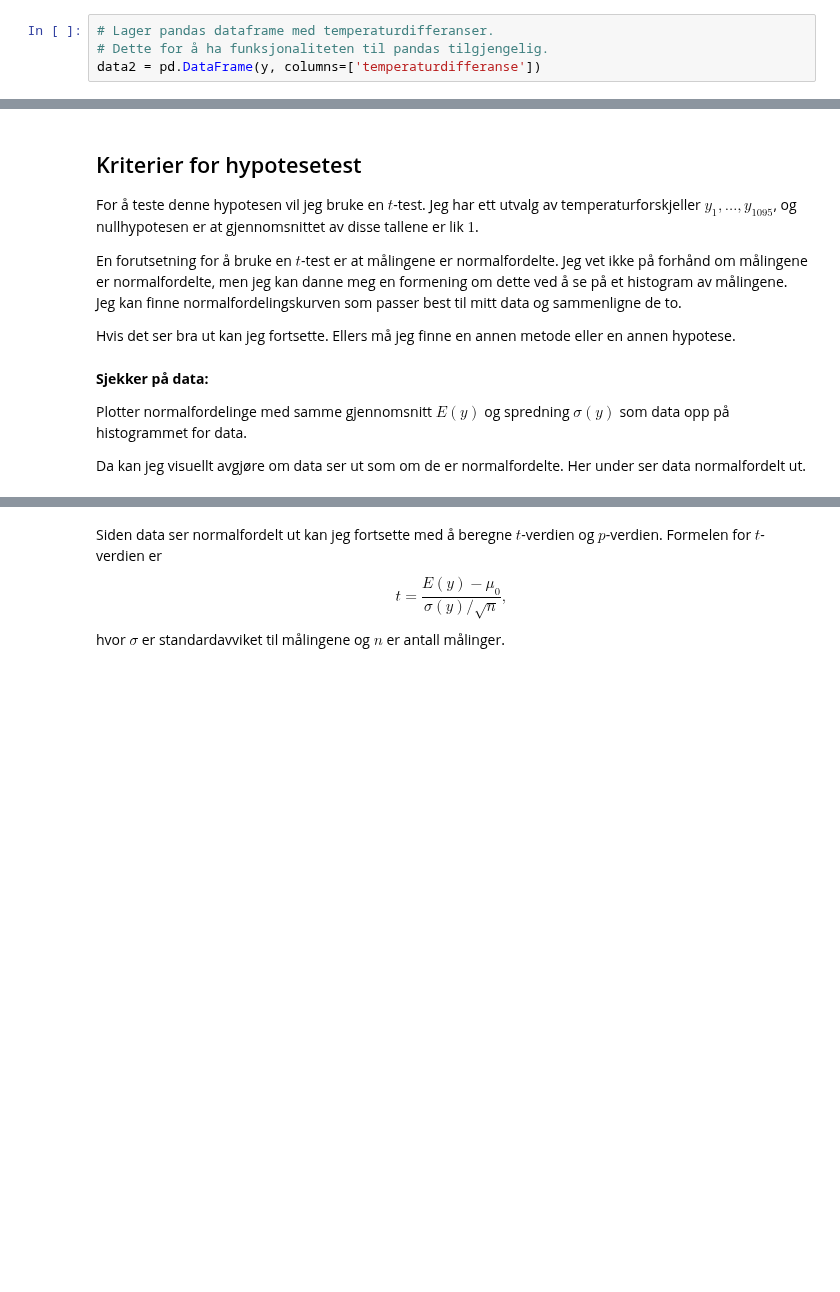
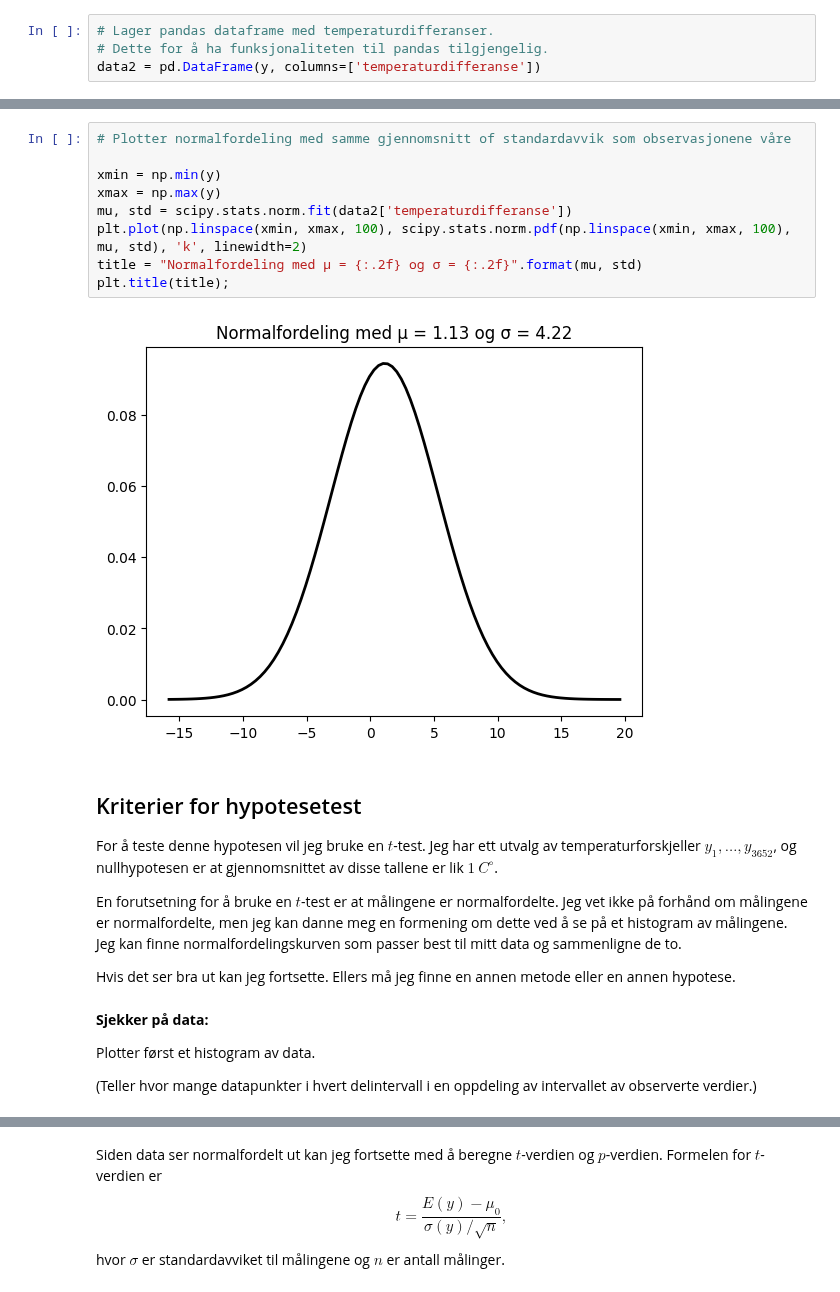
Before and after one commit to mbr085/V25MAT102, a Jupyter notebook: notebooks/uke12/hypotesetest.ipynb, the cells around one changed output, grey strips where cells are left out. Cells and saved outputs as stored; diff of their text form; blank space fills up the shorter version.

```diff
--- a/notebooks/uke12/hypotesetest.ipynb
+++ b/notebooks/uke12/hypotesetest.ipynb
@@ -116,9 +111,20 @@ from scipy.stats import norm
+# %%
+# Plotter normalfordeling med samme gjennomsnitt of standardavvik som observasjonene våre
+
+xmin = np.min(y)
+xmax = np.max(y)
+mu, std = scipy.stats.norm.fit(data2['temperaturdifferanse'])
+plt.plot(np.linspace(xmin, xmax, 100), scipy.stats.norm.pdf(np.linspace(xmin, xmax, 100), mu, std), 'k', linewidth=2)
+title = "Normalfordeling med μ = {:.2f} og σ = {:.2f}".format(mu, std)
+plt.title(title);
+# %% [output]
+[figure, added]
 # %% [markdown]
 ## Kriterier for hypotesetest
 
 For å teste denne hypotesen vil jeg bruke en $t$-test. Jeg har ett
-utvalg av temperaturforskjeller $y_1, \dots, y_{1095}$, og nullhypotesen
-er at gjennomsnittet av disse tallene er lik $1$.
+utvalg av temperaturforskjeller $y_1, \dots, y_{3652}$, og nullhypotesen
+er at gjennomsnittet av disse tallene er lik $1 \ C^{\circ}$.
 
 En forutsetning for å bruke en $t$-test er at målingene er
 normalfordelte. Jeg vet ikke på forhånd om målingene er normalfordelte,
@@ -128,9 +134,9 @@ mitt data og sammenligne de to.
 
 Hvis det ser bra ut kan jeg fortsette. Ellers må jeg finne en annen
 metode eller en annen hypotese.
-# %% [markdown]
-**Sjekker på data:**
-
-Plotter normalfordelinge med samme gjennomsnitt $E(y)$ og spredning $\sigma(y)$ som data opp på histogrammet for data.
-
-Da kan jeg visuellt avgjøre om data ser ut som om de er normalfordelte. Her under ser data normalfordelt ut.
+# %% [markdown]
+**Sjekker på data:**
+
+Plotter først et histogram av data.
+
+(Teller hvor mange datapunkter i hvert delintervall i en oppdeling av intervallet av observerte verdier.)
```
Also changed, not shown: parts of 19 cells of this notebook.
